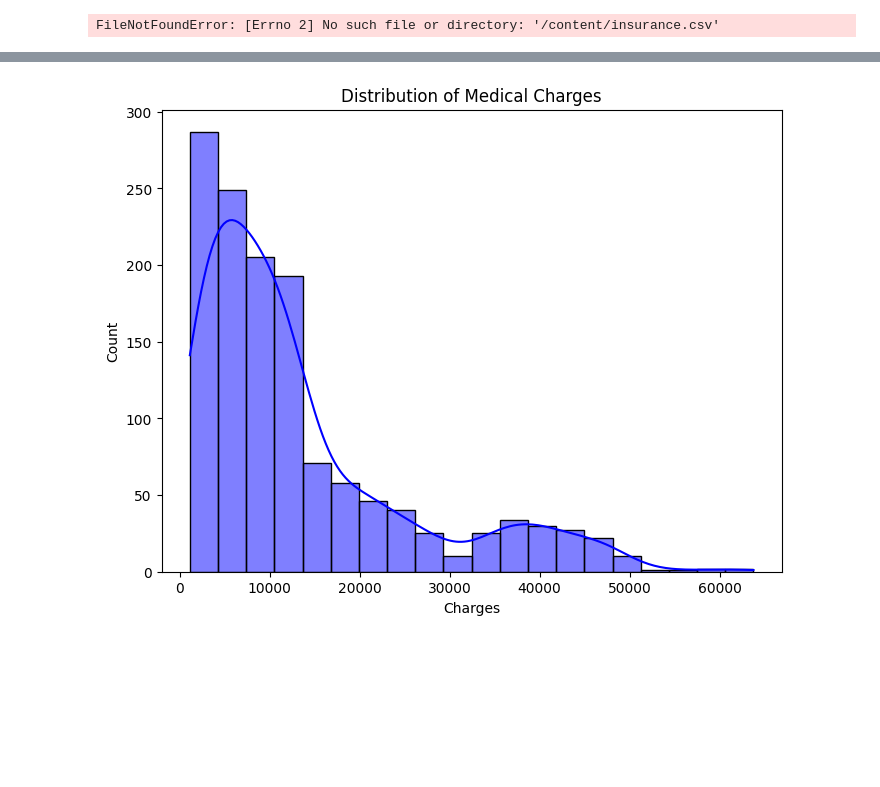
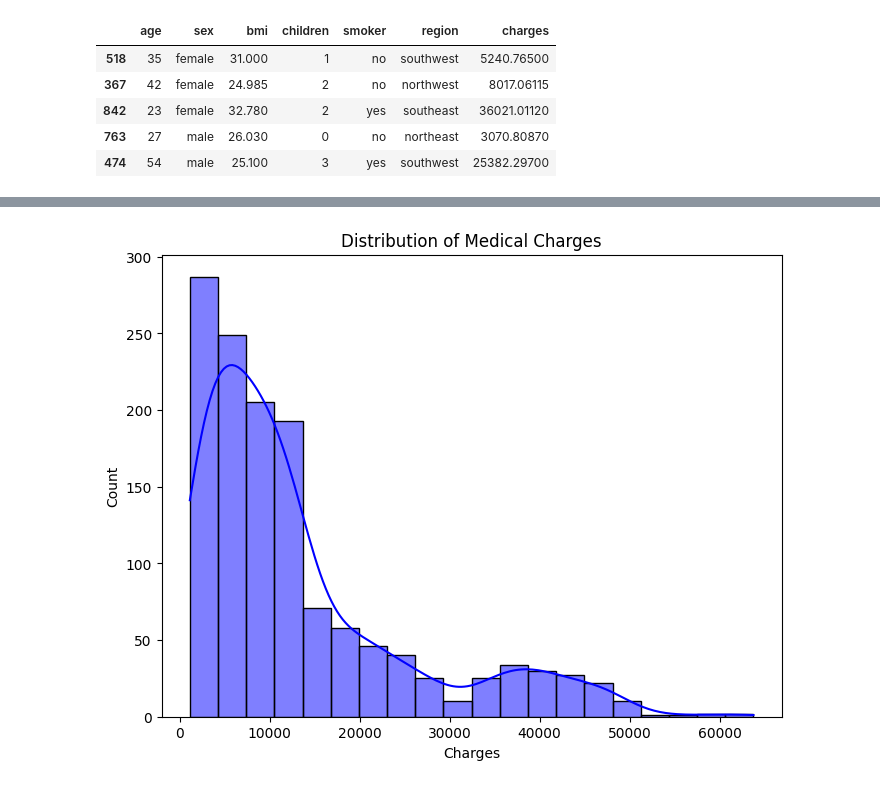
Before and after one commit to MasixoleBOYA/Health-Analytics, a Jupyter notebook: Lab1/Linear_Regression_Lab1.ipynb, the cells around one changed output, grey strips where cells are left out. Saved outputs shown, nothing was run; the diff lists cells and outputs as text; code cells hidden in the pictures; blank space fills up the shorter version.

```diff
--- a/Lab1/Linear_Regression_Lab1.ipynb
+++ b/Lab1/Linear_Regression_Lab1.ipynb
@@ -13,7 +13,7 @@ from sklearn.compose import ColumnTransformer
 
 def load_data(file_path):
     # Load the csv file
-    df = pd.read_csv('/content/insurance.csv')
+    df = pd.read_csv(file_path)
     return df
 # %%
   #Declaring the functions
@@ -145,7 +145,14 @@ def tune_model_hyperparameters(X_train, y_train):
 # %%
 if __name__ == "__main__":
     # Load the data
-    file_path = '/content/insurance.csv'
+    file_path = 'C:/Users/STAFF/Downloads/Medical_costs/insurance.csv'
     df = load_data(file_path)
-# %% [output]
-FileNotFoundError: [Errno 2] No such file or directory: '/content/insurance.csv'
+# %%
+df.sample(5)
+# %% [output]
+|  | age | sex | bmi | children | smoker | region | charges |
+| 518 | 35 | female | 31.000 | 1 | no | southwest | 5240.76500 |
+| 367 | 42 | female | 24.985 | 2 | no | northwest | 8017.06115 |
+| 842 | 23 | female | 32.780 | 2 | yes | southeast | 36021.01120 |
+| 763 | 27 | male | 26.030 | 0 | no | northeast | 3070.80870 |
+| 474 | 54 | male | 25.100 | 3 | yes | southwest | 25382.29700 |
```
Also changed, not shown: parts of 5 cells of this notebook.
